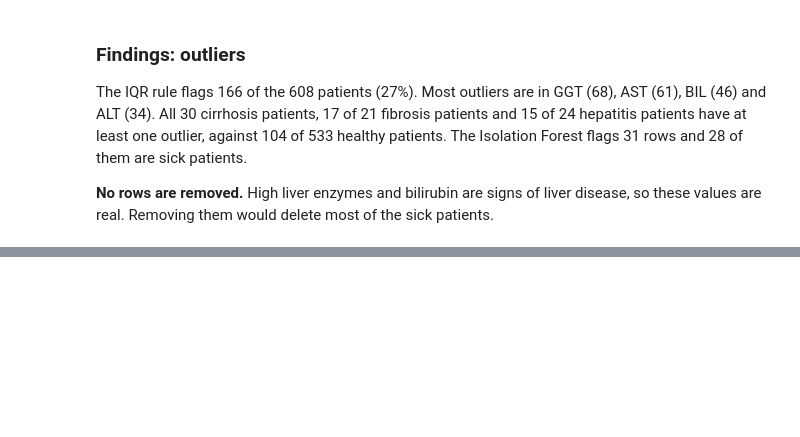
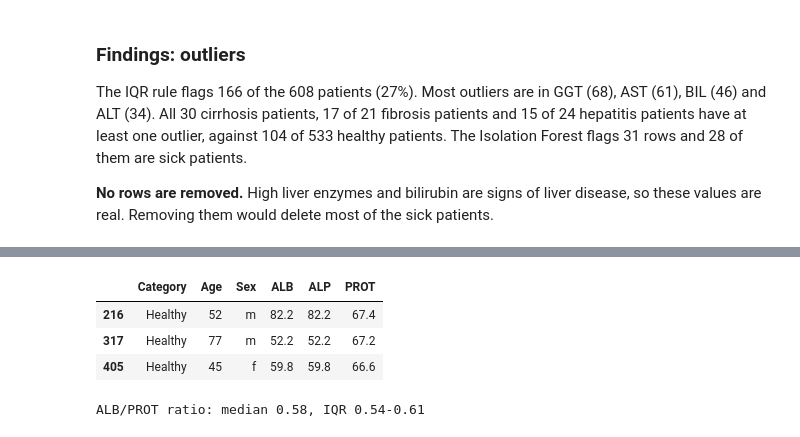
Before and after one commit to omaralhajjaj4-star/hcv-ML-DS-project, a Jupyter notebook: cleaning.ipynb, the cells around one changed output, grey strips where cells are left out. Saved outputs shown, nothing was run; the diff lists cells and outputs as text; code cells hidden in the pictures; blank space fills up the shorter version.

```diff
--- a/cleaning.ipynb
+++ b/cleaning.ipynb
@@ -645,0 +665,16 @@ The IQR rule flags 166 of the 608 patients (27%). Most outliers are in GGT (68),
+# %%
+# rows where albumin equals ALP exactly, or albumin is above total
+# protein, which is not possible in a real blood sample
+suspicious = df[(df["ALB"] == df["ALP"]) | (df["ALB"] > df["PROT"])]
+display(suspicious[["Category", "Age", "Sex", "ALB", "ALP", "PROT"]])
+
+# usual albumin to total protein ratio, for comparison
+ratio = df["ALB"] / df["PROT"]
+print(f"ALB/PROT ratio: median {ratio.median():.2f}, "
+      f"IQR {ratio.quantile(0.25):.2f}-{ratio.quantile(0.75):.2f}")
+# %% [output]
+|  | Category | Age | Sex | ALB | ALP | PROT |
+| 216 | Healthy | 52 | m | 82.2 | 82.2 | 67.4 |
+| 317 | Healthy | 77 | m | 52.2 | 52.2 | 67.2 |
+| 405 | Healthy | 45 | f | 59.8 | 59.8 | 66.6 |
+ALB/PROT ratio: median 0.58, IQR 0.54-0.61
```
Also changed, not shown: parts of 6 cells of this notebook, 3 other files.
